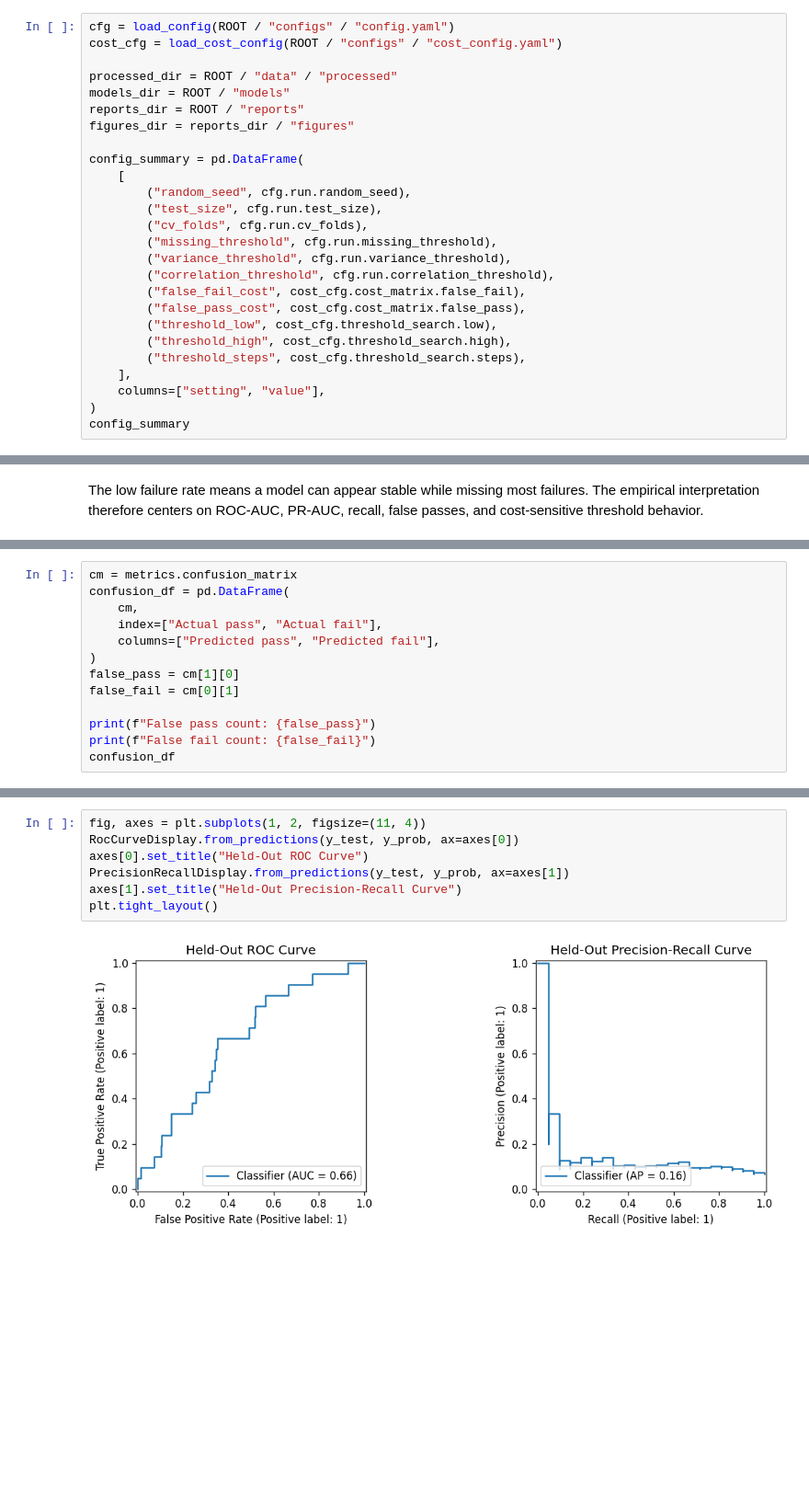
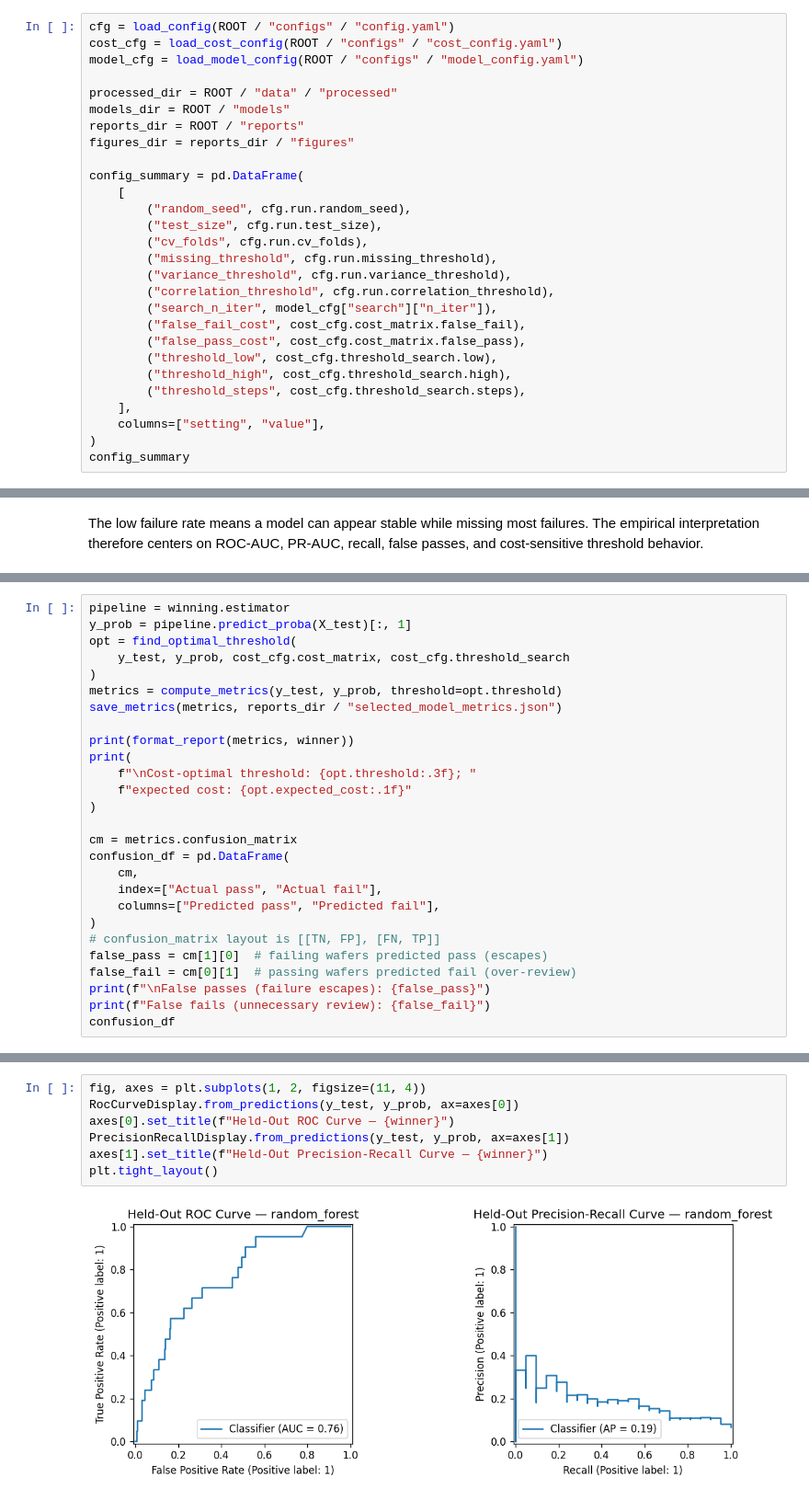
Before and after one commit to virgil-castillo/semiconductor-yield-root-cause, a Jupyter notebook: notebooks/04_model_training_evaluation.ipynb, the cells around one changed output, grey strips where cells are left out. Shown at 92% size. Saved outputs shown, nothing was run; the diff lists cells and outputs as text; blank space fills up the shorter version.

```diff
--- a/notebooks/04_model_training_evaluation.ipynb
+++ b/notebooks/04_model_training_evaluation.ipynb
@@ -38,6 +41,7 @@ The configuration fixes the random seed, a 20% held-out test split, five cross-v
 # %%
 cfg = load_config(ROOT / "configs" / "config.yaml")
 cost_cfg = load_cost_config(ROOT / "configs" / "cost_config.yaml")
+model_cfg = load_model_config(ROOT / "configs" / "model_config.yaml")
 
 processed_dir = ROOT / "data" / "processed"
 models_dir = ROOT / "models"
@@ -52,6 +56,7 @@ config_summary = pd.DataFrame(
         ("missing_threshold", cfg.run.missing_threshold),
         ("variance_threshold", cfg.run.variance_threshold),
         ("correlation_threshold", cfg.run.correlation_threshold),
+        ("search_n_iter", model_cfg["search"]["n_iter"]),
         ("false_fail_cost", cost_cfg.cost_matrix.false_fail),
         ("false_pass_cost", cost_cfg.cost_matrix.false_pass),
         ("threshold_low", cost_cfg.threshold_search.low),
@@ -191,14 +235,28 @@ Saved metrics to C:\Users\Virgil\Code\semiconductor-yield-root-cause\reports\bas
 # %%
+pipeline = winning.estimator
+y_prob = pipeline.predict_proba(X_test)[:, 1]
+opt = find_optimal_threshold(
+    y_test, y_prob, cost_cfg.cost_matrix, cost_cfg.threshold_search
+)
+metrics = compute_metrics(y_test, y_prob, threshold=opt.threshold)
+save_metrics(metrics, reports_dir / "selected_model_metrics.json")
+
+print(format_report(metrics, winner))
+print(
+    f"\nCost-optimal threshold: {opt.threshold:.3f}; "
+    f"expected cost: {opt.expected_cost:.1f}"
+)
+
 cm = metrics.confusion_matrix
 confusion_df = pd.DataFrame(
     cm,
     index=["Actual pass", "Actual fail"],
     columns=["Predicted pass", "Predicted fail"],
 )
-false_pass = cm[1][0]
-false_fail = cm[0][1]
-
-print(f"False pass count: {false_pass}")
-print(f"False fail count: {false_fail}")
+# confusion_matrix layout is [[TN, FP], [FN, TP]]
+false_pass = cm[1][0]  # failing wafers predicted pass (escapes)
+false_fail = cm[0][1]  # passing wafers predicted fail (over-review)
+print(f"\nFalse passes (failure escapes): {false_pass}")
+print(f"False fails (unnecessary review): {false_fail}")
 confusion_df
 # %% [output]
@@ -210,10 +282,10 @@ False fail count: 37
 # %%
 fig, axes = plt.subplots(1, 2, figsize=(11, 4))
 RocCurveDisplay.from_predictions(y_test, y_prob, ax=axes[0])
-axes[0].set_title("Held-Out ROC Curve")
+axes[0].set_title(f"Held-Out ROC Curve — {winner}")
 PrecisionRecallDisplay.from_predictions(y_test, y_prob, ax=axes[1])
-axes[1].set_title("Held-Out Precision-Recall Curve")
+axes[1].set_title(f"Held-Out Precision-Recall Curve — {winner}")
 plt.tight_layout()
 # %% [output]
-[figure, old version]
+[figure, new version]
 # %% [markdown]
```
Also changed, not shown: parts of 21 cells of this notebook, 7 other files.
